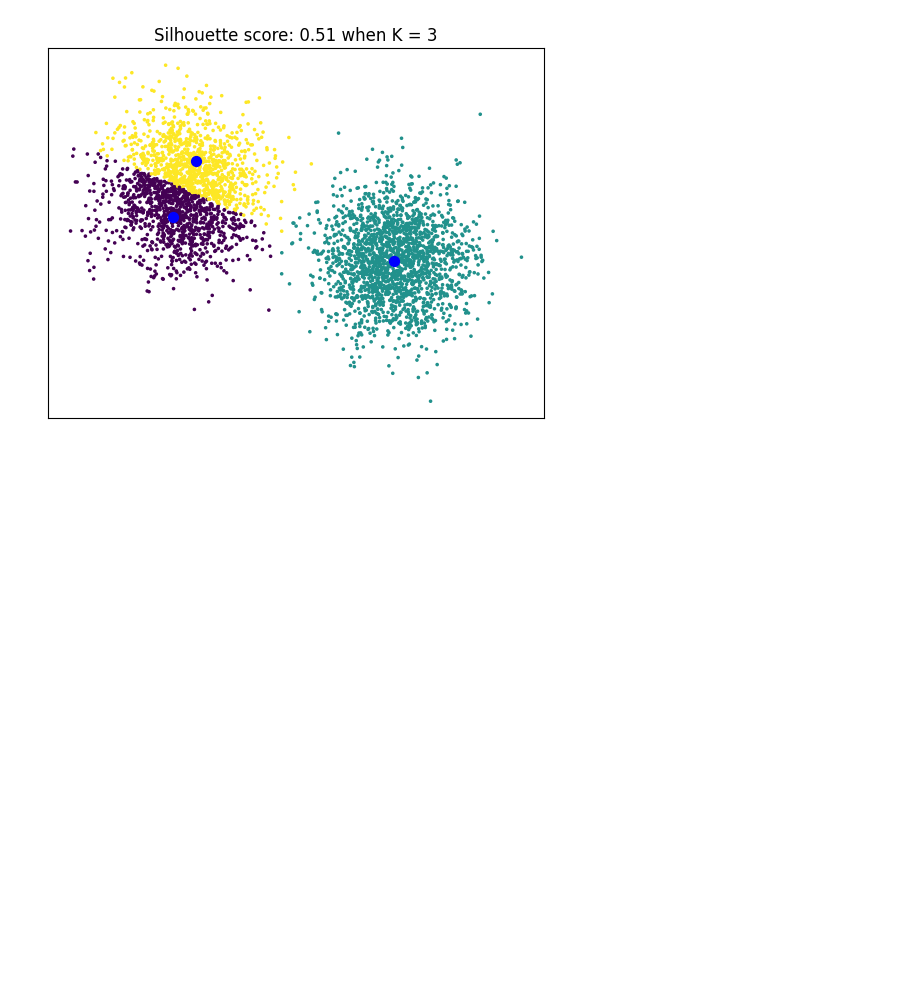
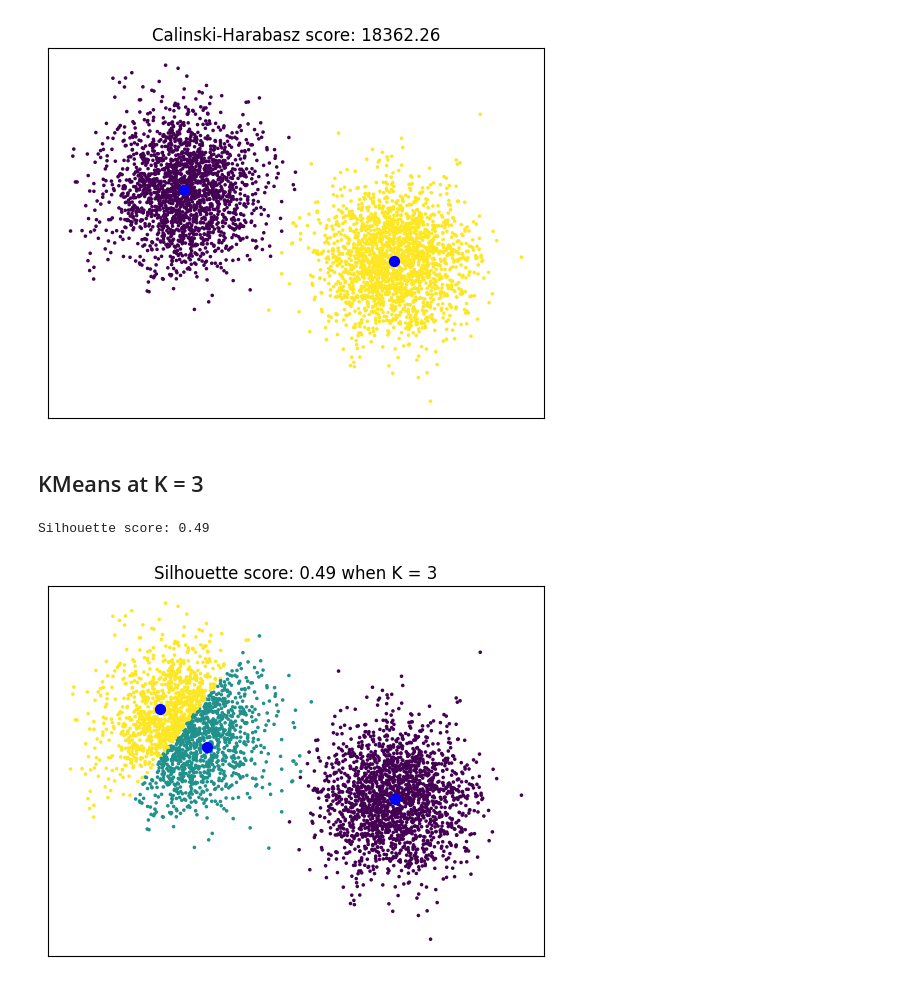
Before and after one commit to robitussin/CCADMACL, a Jupyter notebook: 9 - Clustering Metrics/python implementation/Clustering Metrics.ipynb, the cells around one changed output. Drawn from its saved outputs; the diff is of its cells as text; code cells hidden in the pictures; blank space fills up the shorter version.

```diff
--- a/9 - Clustering Metrics/python implementation/Clustering Metrics.ipynb
+++ b/9 - Clustering Metrics/python implementation/Clustering Metrics.ipynb
@@ -37,0 +58,15 @@ plt.show()
+# %%
+# Plot clusters
+score = calinski_harabasz_score(X, labels)
+
+plt.figure(1)
+plt.scatter(X[:, 0], X[:, 1],  marker=".", c=labels , s=10)
+plt.scatter(centers_init[:, 0], centers_init[:, 1], c="b", s=50)
+plt.title(f"Calinski-Harabasz score: {round(score, 2)}")
+plt.xticks([])
+plt.yticks([])
+plt.show()
+# %% [output]
+[figure, added]
+# %% [markdown]
+## KMeans at K = 3
@@ -38,11 +79,7 @@ plt.show()
 # %%
-# Train KMeans
-kmeans = KMeans(init="k-means++", n_clusters=3, random_state=0)
-kmeans.fit(X)
-centers_init = kmeans.cluster_centers_
-labels = kmeans.labels_
+score = round(silhouette_score(X, labels), 2)
 
-score = round(silhouette_score(X, labels), 2)
+print(f"Silhouette score: {round(score, 2)}")
 
 # Plot clusters
 plt.figure(1)
@@ -53,4 +90,5 @@ plt.xticks([])
 plt.yticks([])
 plt.show()
 # %% [output]
+Silhouette score: 0.49
-[figure, old version]
+[figure, new version]
```
Also changed, not shown: parts of 11 cells of this notebook.
